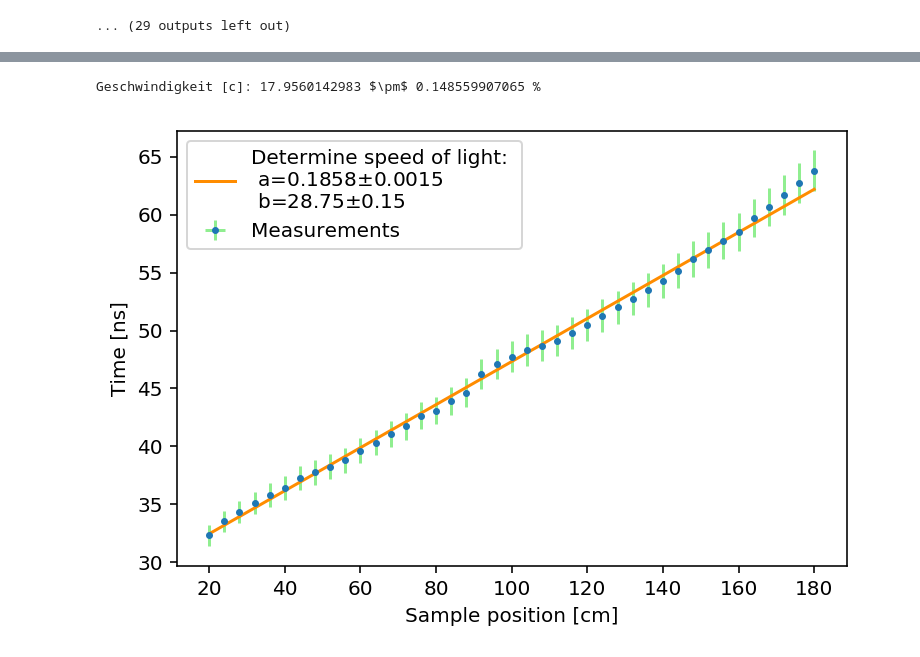
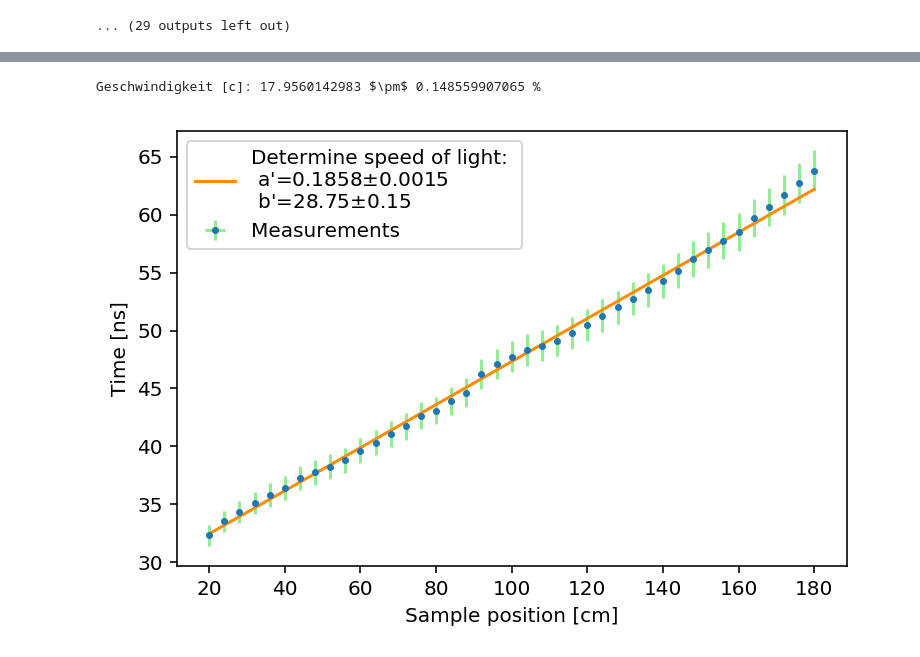
Before and after one commit to qwretz/fpraktikum, a Jupyter notebook: CAMAC/Rolling over 41 txt Data.ipynb, the cells around one changed output, grey strips where cells are left out. Saved outputs shown, nothing was run; the diff lists cells and outputs as text; code cells hidden in the pictures.

```diff
--- a/CAMAC/Rolling over 41 txt Data.ipynb
+++ b/CAMAC/Rolling over 41 txt Data.ipynb
@@ -88,23 +88,23 @@ fig.savefig("Plots/PosTimeUnit.png")
 # %%
 # Umrechnung
 a,da=7.29,.2
 dtime=np.sqrt( (dmuList/a)**2 + (muList * da / a**2)**2 )
 time=muList/ a
 
 popt,pcov=cf(gerade, pos, time,sigma=dtime,p0=[10,300])
 perr=np.sqrt(np.diag(pcov))
 
 xrange=np.linspace(pos[0],pos[-1],1000)
 fig,ax=plt.subplots(dpi=144)
 ax.errorbar(pos,time,xerr=dpos,yerr=dtime,fmt=" ",label="Measurements",ecolor="lightgreen",marker=".",markersize=5)
 ax.plot(xrange,gerade(xrange,*popt),color="darkorange",
-        label="Determine speed of light: \n a={o[0]:.4f}$\pm${e[0]:.4f} \n b={o[1]:.2f}$\pm${e[1]:.2f}".format(o=popt,e=perr))
+        label="Determine speed of light: \n a'={o[0]:.4f}$\pm${e[0]:.4f} \n b'={o[1]:.2f}$\pm${e[1]:.2f}".format(o=popt,e=perr))
 ax.set(xlabel="Sample position [cm]",ylabel="Time [ns]")
 ax.legend()
 
 fig.savefig("Plots/PosTime.png")
 
 print("Geschwindigkeit [c]:", 1/popt[0] *1e9 /c.c, r"$\pm$", perr[0]/popt[0]**2 *1e9 /c.c, "%")
 # %% [output]
 Geschwindigkeit [c]: 17.9560142983 $\pm$ 0.148559907065 %
-[figure, old version]
+[figure, new version]
```
Also changed, not shown: parts of 1 cell of this notebook, 3 other files.
